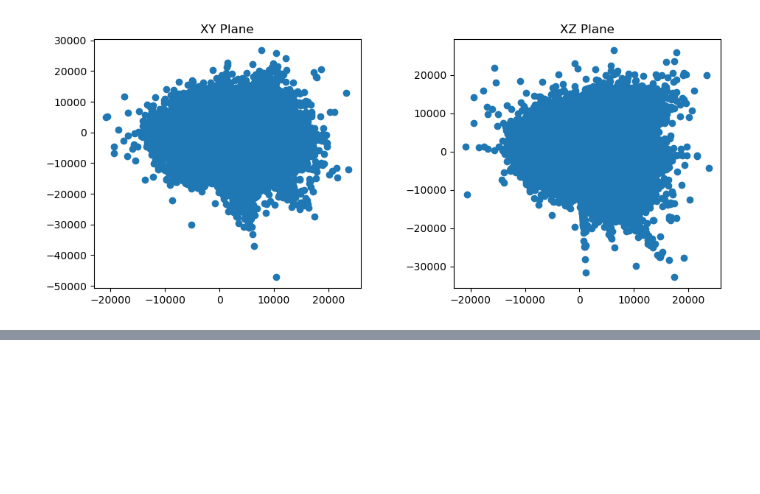
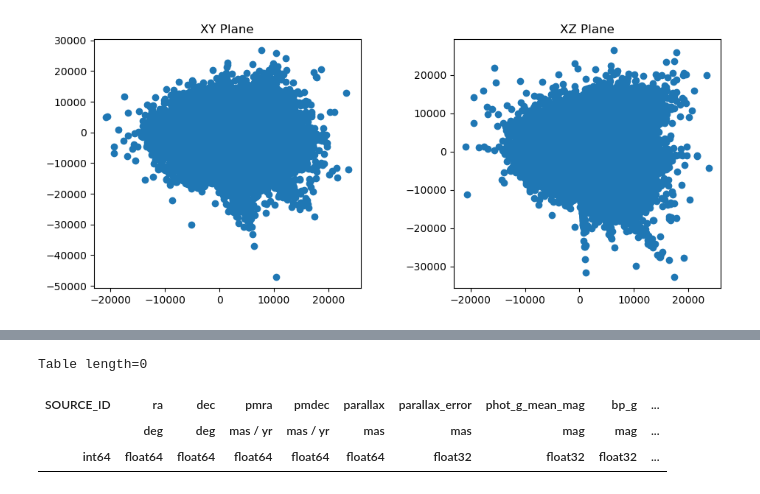
Before and after one commit to brianpatrick/os_gaia_module, a Jupyter notebook: src/variablestars/variablestars.ipynb, the cells around one changed output, grey strips where cells are left out. Drawn from its saved outputs; the diff is of its cells as text; code cells hidden in the pictures; blank space fills up the shorter version.

```diff
--- a/src/variablestars/variablestars.ipynb
+++ b/src/variablestars/variablestars.ipynb
@@ -344,3 +353,10 @@ file_functions.to_speck(metadata, Table.to_pandas(data), columns)
 # %%
 # Print the label file using the to_label function in file_functions
 file_functions.to_label(metadata, Table.to_pandas(data))
+# %%
+data[data['SOURCE_ID']==4685634433183799680]
+# %% [output]
+Table length=0
+| SOURCE_ID | ra | dec | pmra | pmdec | parallax | parallax_error | phot_g_mean_mag | bp_g | ... |
+|  | deg | deg | mas / yr | mas / yr | mas | mas | mag | mag | ... |
+| int64 | float64 | float64 | float64 | float64 | float64 | float32 | float32 | float32 | ... |
```
Also changed, not shown: parts of 10 cells of this notebook.
